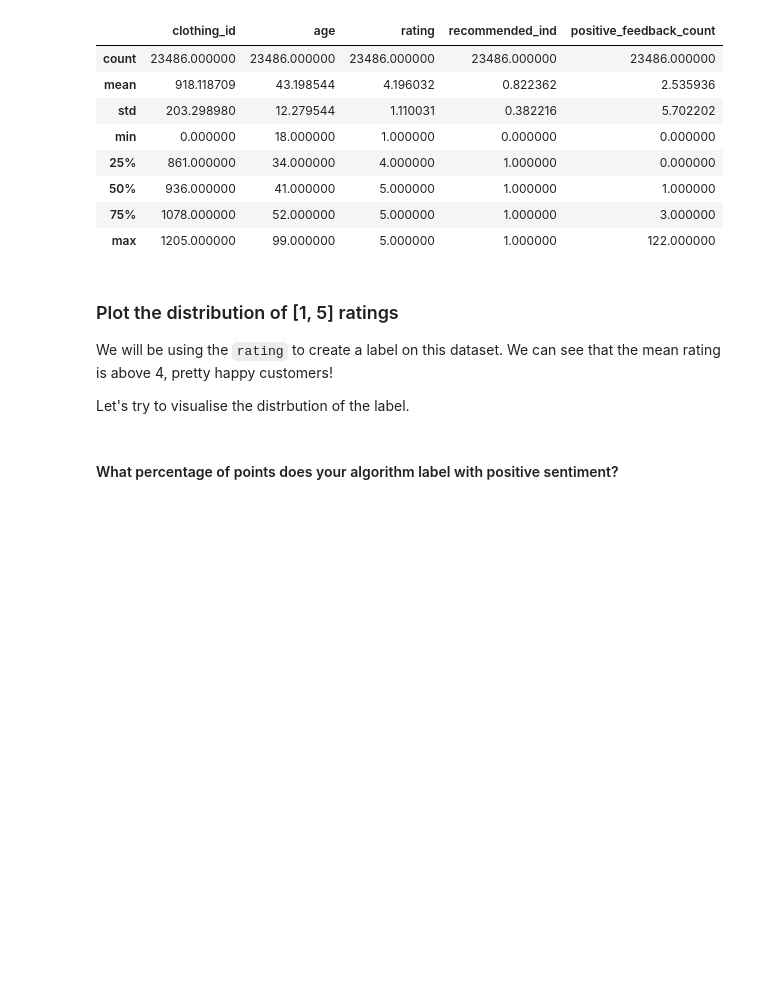
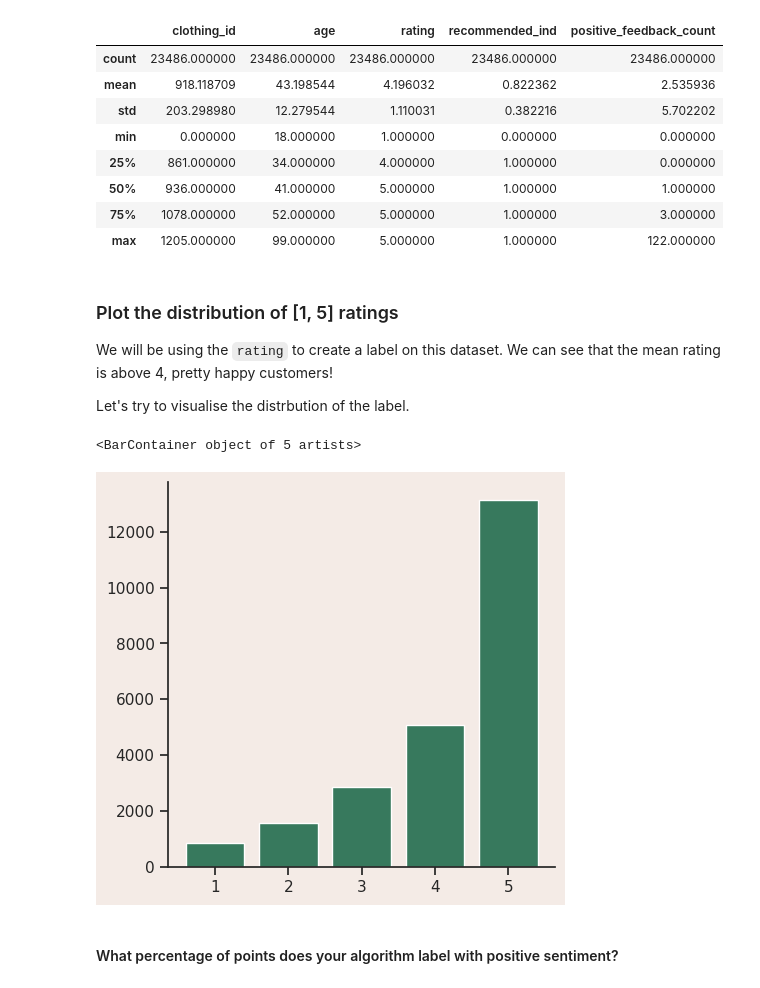
Before and after one commit to victorchu/full-stack-ml-metaflow-corise-week-1, a Jupyter notebook: project/template.ipynb, the cells around one changed output. Drawn from its saved outputs; the diff is of its cells as text; code cells hidden in the pictures; blank space fills up the shorter version.

Commit message:
distribution

```diff
--- a/project/template.ipynb
+++ b/project/template.ipynb
@@ -117,11 +117,14 @@ We will be using the `rating` to create a label on this dataset. We can see that
 
 Let's try to visualise the distrbution of the label.
 # %%
-# TODO: Derive the rating_distribution and plot it
-rating_distribution = ...
+
+rating_distribution = df.groupby('rating')['rating'].count()
 fig, ax = plt.subplots(1, 1, figsize=(5, 5))
 # You can swap the color used with the defined constants at the top of the notebook
 ax.bar(x=rating_distribution.index, height=rating_distribution.values, color=GREEN)
+# %% [output]
+<BarContainer object of 5 artists>
+[figure, added]
 # %%
 def labeling_function(row):
     """
```
